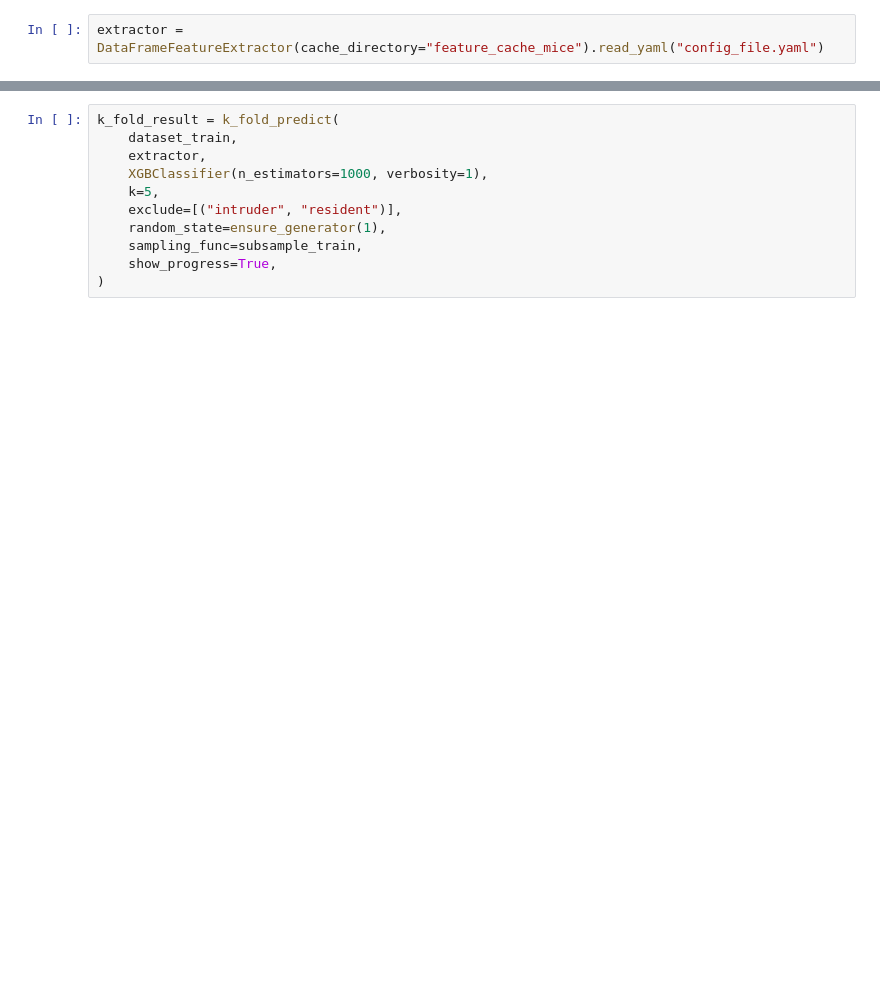
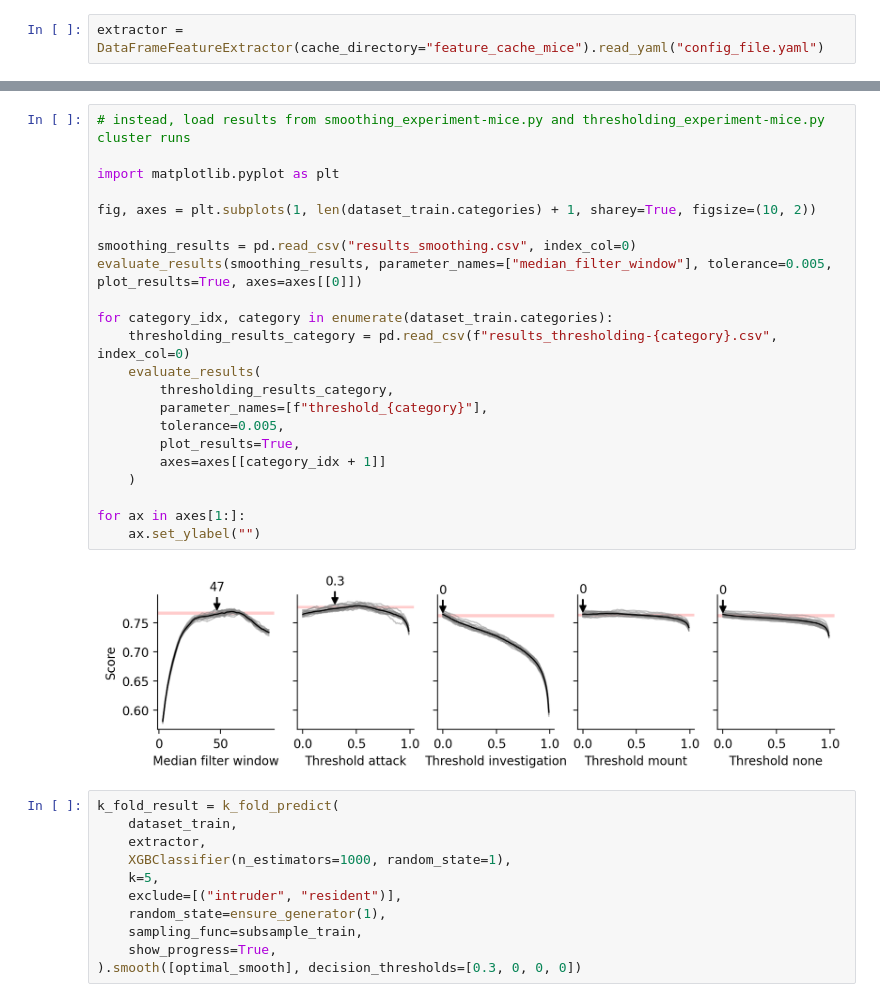
Before and after one commit to pnuehrenberg/vassi, a Jupyter notebook: examples/CALMS21/classification.ipynb, the cells around one changed output, grey strips where cells are left out. Saved outputs shown, nothing was run; the diff lists cells and outputs as text; blank space fills up the shorter version.

```diff
--- a/examples/CALMS21/classification.ipynb
+++ b/examples/CALMS21/classification.ipynb
@@ -84,11 +102,35 @@ best_thresholds
+# %%
+# instead, load results from smoothing_experiment-mice.py and thresholding_experiment-mice.py cluster runs
+
+import matplotlib.pyplot as plt
+
+fig, axes = plt.subplots(1, len(dataset_train.categories) + 1, sharey=True, figsize=(10, 2))
+
+smoothing_results = pd.read_csv("results_smoothing.csv", index_col=0)
+evaluate_results(smoothing_results, parameter_names=["median_filter_window"], tolerance=0.005, plot_results=True, axes=axes[[0]])
+
+for category_idx, category in enumerate(dataset_train.categories):
+    thresholding_results_category = pd.read_csv(f"results_thresholding-{category}.csv", index_col=0)
+    evaluate_results(
+        thresholding_results_category,
+        parameter_names=[f"threshold_{category}"],
+        tolerance=0.005,
+        plot_results=True,
+        axes=axes[[category_idx + 1]]
+    )
+
+for ax in axes[1:]:
+    ax.set_ylabel("")
+# %% [output]
+[figure, added]
 # %%
 k_fold_result = k_fold_predict(
     dataset_train,
     extractor,
-    XGBClassifier(n_estimators=1000, verbosity=1),
+    XGBClassifier(n_estimators=1000, random_state=1),
     k=5,
     exclude=[("intruder", "resident")],
     random_state=ensure_generator(1),
     sampling_func=subsample_train,
     show_progress=True,
-)
+).smooth([optimal_smooth], decision_thresholds=[0.3, 0, 0, 0])
```
Also changed, not shown: parts of 15 cells of this notebook, 22 other files.
